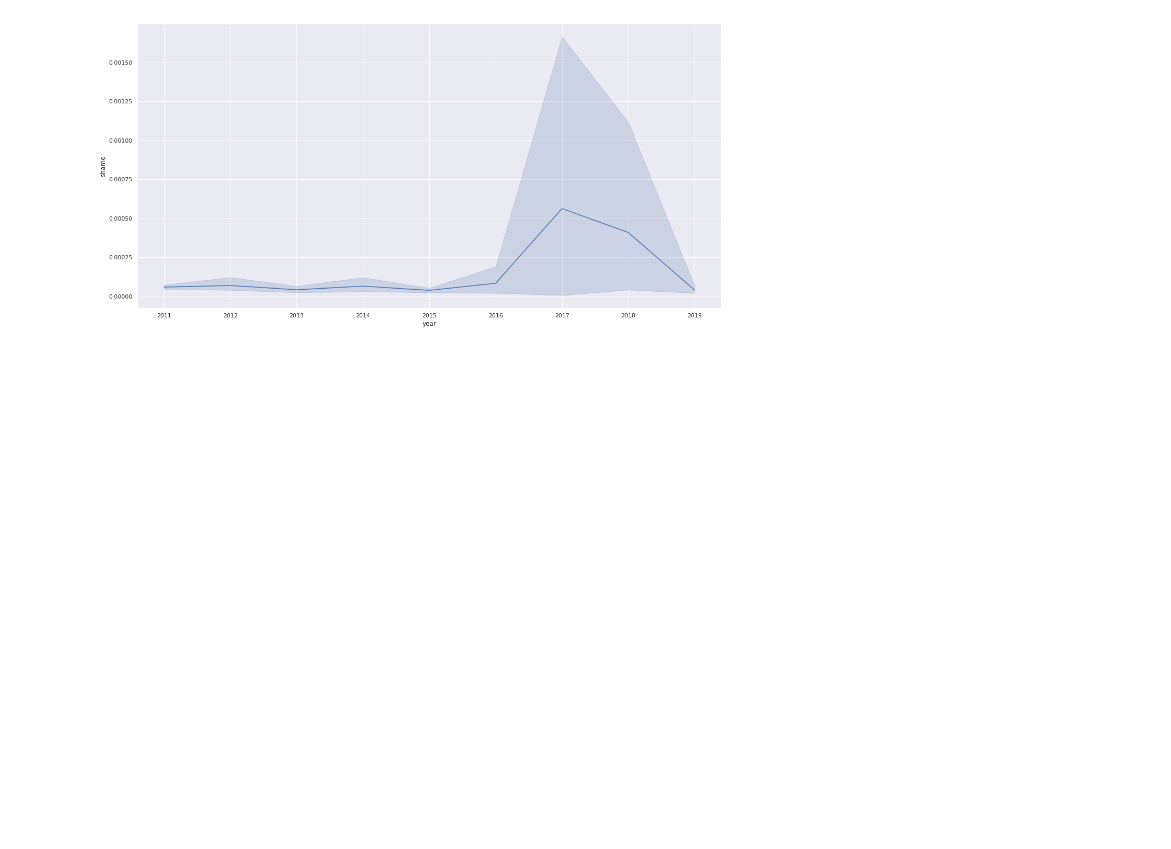
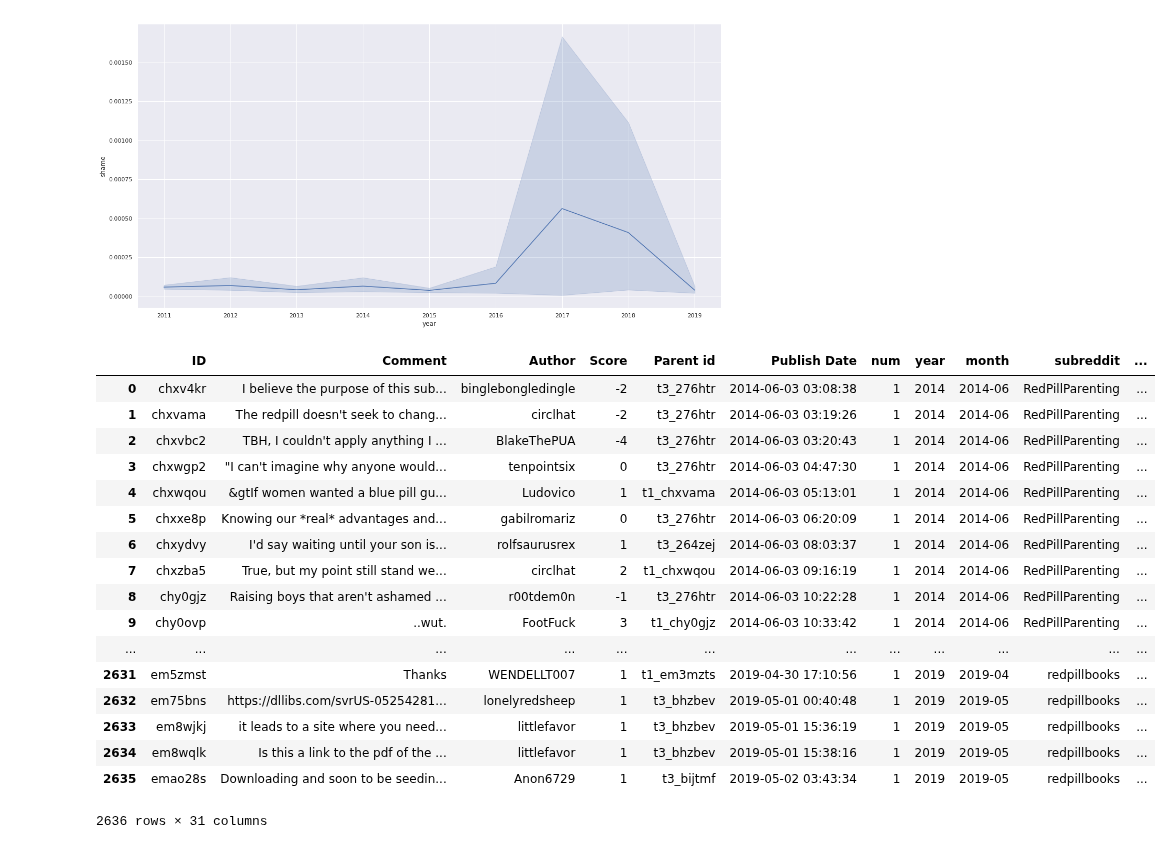
Before and after one commit to EmanuelHappy/Data-Science, a Jupyter notebook: _PushshiftReddit/empath.ipynb, the cells around one changed output. Saved outputs shown, nothing was run; the diff lists cells and outputs as text; code cells hidden in the pictures; blank space fills up the shorter version.

```diff
--- a/_PushshiftReddit/empath.ipynb
+++ b/_PushshiftReddit/empath.ipynb
@@ -409,0 +412,24 @@ plt.show()
+# %%
+with open("./data/reddit/cm/analysis/empath.csv", "rb") as fp:   # Unpickling
+    df10 = pickle.load(fp)
+# %%
+df10
+# %% [output]
+|  | ID | Comment | Author | Score | Parent id | Publish Date | num | year | month | subreddit | ... |
+| 0 | chxv4kr | I believe the purpose of this sub... | binglebongledingle | -2 | t3_276htr | 2014-06-03 03:08:38 | 1 | 2014 | 2014-06 | RedPillParenting | ... |
+| 1 | chxvama | The redpill doesn't seek to chang... | circlhat | -2 | t3_276htr | 2014-06-03 03:19:26 | 1 | 2014 | 2014-06 | RedPillParenting | ... |
+| 2 | chxvbc2 | TBH, I couldn't apply anything I ... | BlakeThePUA | -4 | t3_276htr | 2014-06-03 03:20:43 | 1 | 2014 | 2014-06 | RedPillParenting | ... |
+| 3 | chxwgp2 | "I can't imagine why anyone would... | tenpointsix | 0 | t3_276htr | 2014-06-03 04:47:30 | 1 | 2014 | 2014-06 | RedPillParenting | ... |
+| 4 | chxwqou | &gtIf women wanted a blue pill gu... | Ludovico | 1 | t1_chxvama | 2014-06-03 05:13:01 | 1 | 2014 | 2014-06 | RedPillParenting | ... |
+| 5 | chxxe8p | Knowing our *real* advantages and... | gabilromariz | 0 | t3_276htr | 2014-06-03 06:20:09 | 1 | 2014 | 2014-06 | RedPillParenting | ... |
+| 6 | chxydvy | I'd say waiting until your son is... | rolfsaurusrex | 1 | t3_264zej | 2014-06-03 08:03:37 | 1 | 2014 | 2014-06 | RedPillParenting | ... |
+| 7 | chxzba5 | True, but my point still stand we... | circlhat | 2 | t1_chxwqou | 2014-06-03 09:16:19 | 1 | 2014 | 2014-06 | RedPillParenting | ... |
+| 8 | chy0gjz | Raising boys that aren't ashamed ... | r00tdem0n | -1 | t3_276htr | 2014-06-03 10:22:28 | 1 | 2014 | 2014-06 | RedPillParenting | ... |
+| 9 | chy0ovp | ..wut. | FootFuck | 3 | t1_chy0gjz | 2014-06-03 10:33:42 | 1 | 2014 | 2014-06 | RedPillParenting | ... |
+| ... | ... | ... | ... | ... | ... | ... | ... | ... | ... | ... | ... |
+| 2631 | em5zmst | Thanks | WENDELLT007 | 1 | t1_em3mzts | 2019-04-30 17:10:56 | 1 | 2019 | 2019-04 | redpillbooks | ... |
+| 2632 | em75bns | https://dllibs.com/svrUS-05254281... | lonelyredsheep | 1 | t3_bhzbev | 2019-05-01 00:40:48 | 1 | 2019 | 2019-05 | redpillbooks | ... |
+| 2633 | em8wjkj | it leads to a site where you need... | littlefavor | 1 | t3_bhzbev | 2019-05-01 15:36:19 | 1 | 2019 | 2019-05 | redpillbooks | ... |
+| 2634 | em8wqlk | Is this a link to the pdf of the ... | littlefavor | 1 | t3_bhzbev | 2019-05-01 15:38:16 | 1 | 2019 | 2019-05 | redpillbooks | ... |
+| 2635 | emao28s | Downloading and soon to be seedin... | Anon6729 | 1 | t3_bijtmf | 2019-05-02 03:43:34 | 1 | 2019 | 2019-05 | redpillbooks | ... |
+2636 rows × 31 columns
```
Also changed, not shown: parts of 1 cell of this notebook, 1 other file.
